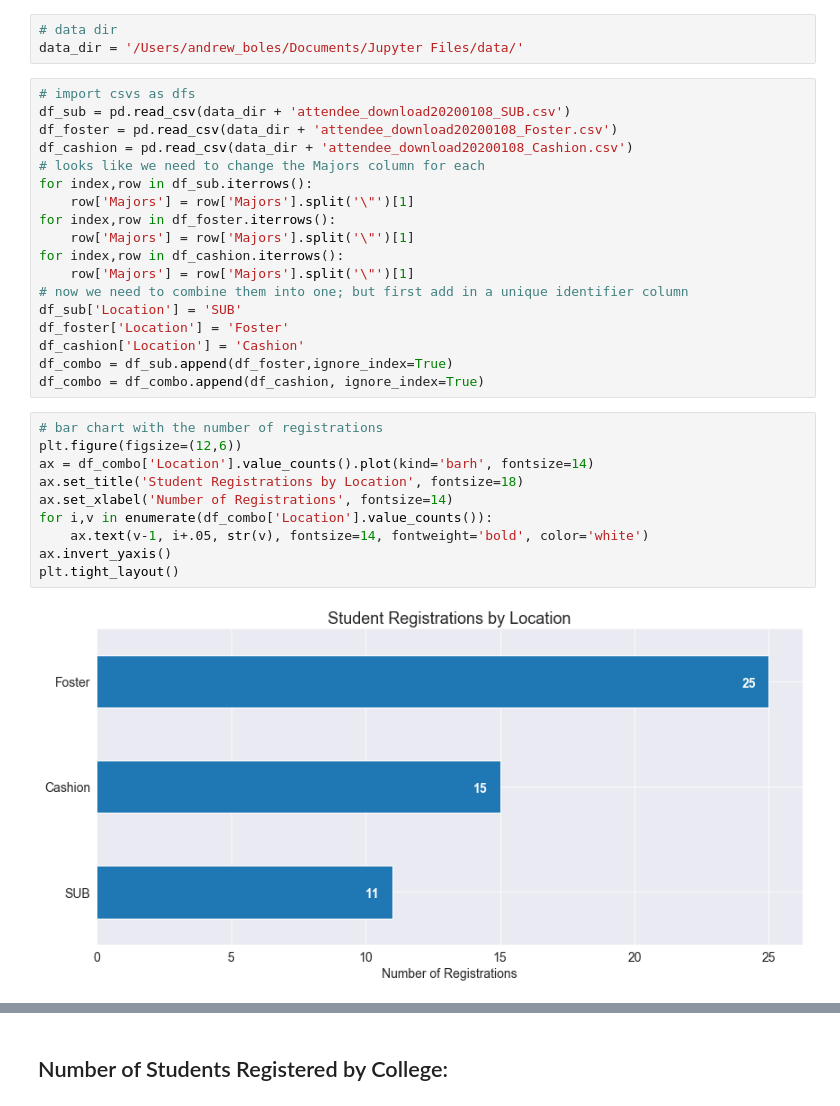
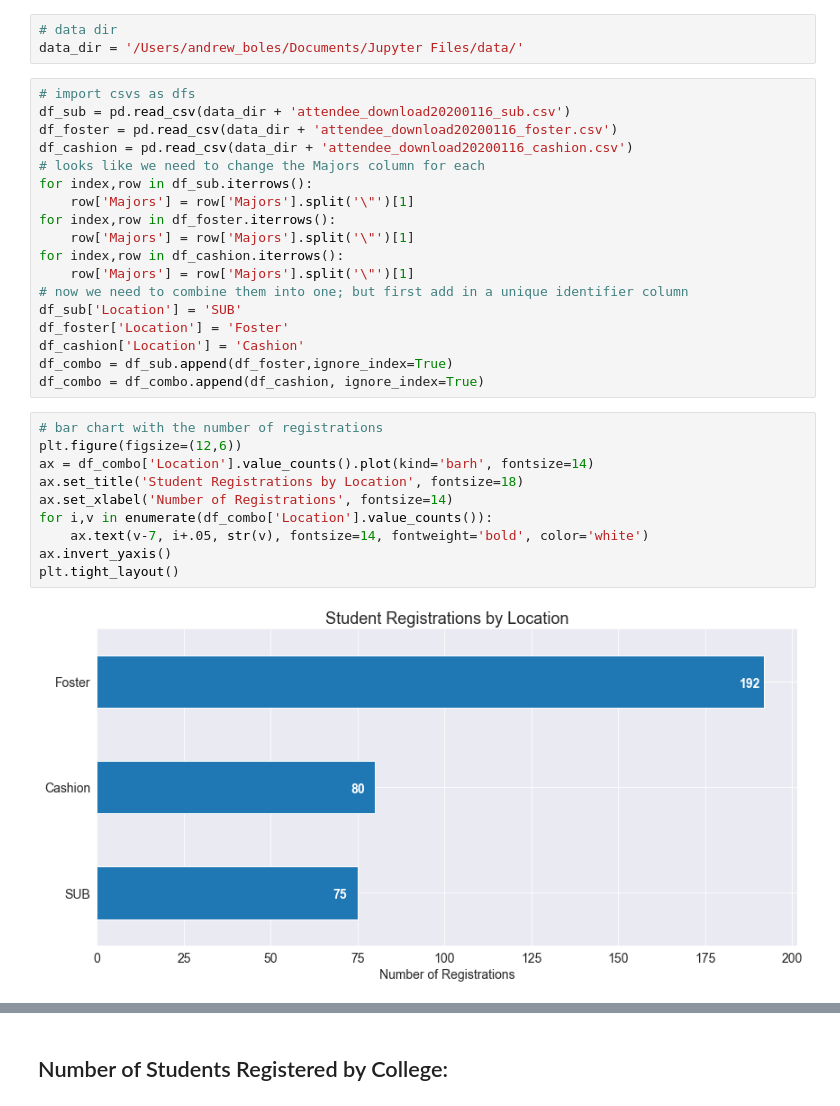
Before and after one commit to AKBoles/Jupyter-Notebook-Reports, a Jupyter notebook: Career Day 2020 Student Registration Report.ipynb, the cells around one changed output, grey strips where cells are left out. Cells and saved outputs as stored; diff of their text form.

```diff
--- a/Career Day 2020 Student Registration Report.ipynb
+++ b/Career Day 2020 Student Registration Report.ipynb
@@ -32,9 +32,9 @@ sns.set_style('darkgrid')
 data_dir = '/Users/andrew_boles/Documents/Jupyter Files/data/'
 # %%
 # import csvs as dfs
-df_sub = pd.read_csv(data_dir + 'attendee_download20200108_SUB.csv')
-df_foster = pd.read_csv(data_dir + 'attendee_download20200108_Foster.csv')
-df_cashion = pd.read_csv(data_dir + 'attendee_download20200108_Cashion.csv')
+df_sub = pd.read_csv(data_dir + 'attendee_download20200116_sub.csv')
+df_foster = pd.read_csv(data_dir + 'attendee_download20200116_foster.csv')
+df_cashion = pd.read_csv(data_dir + 'attendee_download20200116_cashion.csv')
 # looks like we need to change the Majors column for each
 for index,row in df_sub.iterrows():
     row['Majors'] = row['Majors'].split('\"')[1]
@@ -51,14 +51,14 @@ df_combo = df_combo.append(df_cashion, ignore_index=True)
 # %%
 # bar chart with the number of registrations
 plt.figure(figsize=(12,6))
 ax = df_combo['Location'].value_counts().plot(kind='barh', fontsize=14)
 ax.set_title('Student Registrations by Location', fontsize=18)
 ax.set_xlabel('Number of Registrations', fontsize=14)
 for i,v in enumerate(df_combo['Location'].value_counts()):
-    ax.text(v-1, i+.05, str(v), fontsize=14, fontweight='bold', color='white')
+    ax.text(v-7, i+.05, str(v), fontsize=14, fontweight='bold', color='white')
 ax.invert_yaxis()
 plt.tight_layout()
 # %% [output]
-[figure, old version]
+[figure, new version]
 # %%
 # now need to make sure that the Registered column is datetime
```
Also changed, not shown: parts of 5 cells of this notebook.
